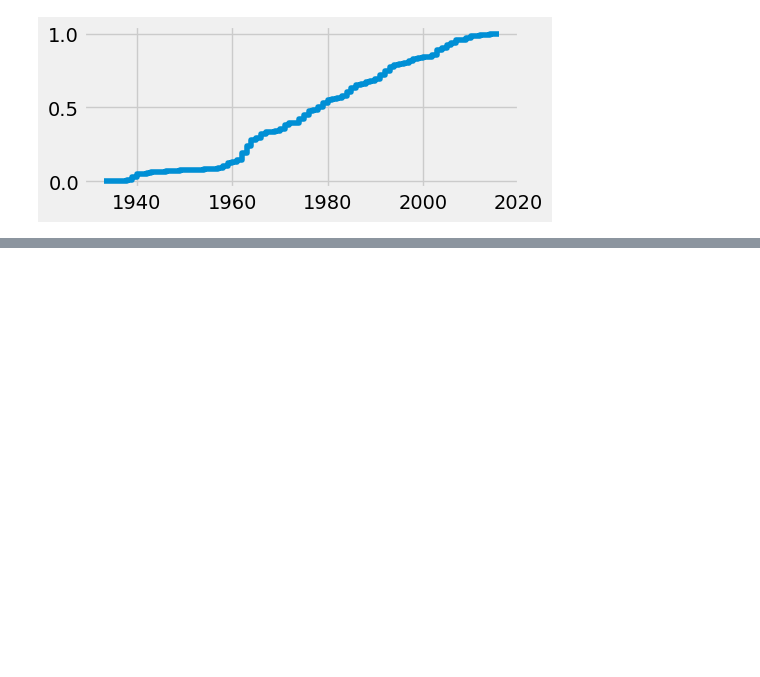
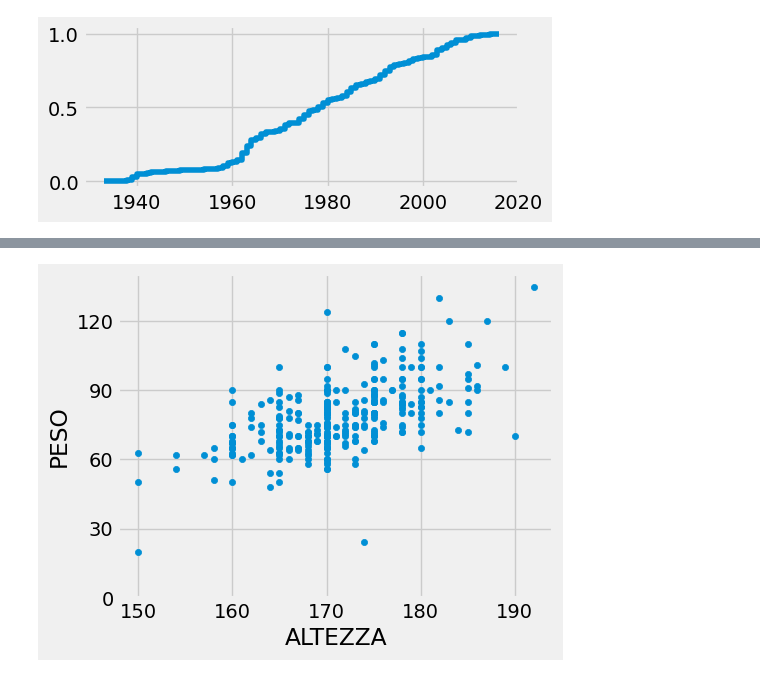
Before and after one commit to PippoZord/superhero-datascience, a Jupyter notebook: content/Esercitazioni/DatiFrequenze.ipynb, the cells around one changed output, grey strips where cells are left out. Cells and saved outputs as stored; diff of their text form; code cells hidden in the pictures; blank space fills up the shorter version.

```diff
--- a/content/Esercitazioni/DatiFrequenze.ipynb
+++ b/content/Esercitazioni/DatiFrequenze.ipynb
@@ -360,0 +524,12 @@ plt.show()
+# %%
+import pandas as pd
+import matplotlib.pyplot as plt
+import numpy as np
+
+%matplotlib inline
+
+plt.style.use('fivethirtyeight')
+plt.rc('figure', figsize=(5.0, 4.0))
+
+anagrafica = pd.read_csv(r"/home/pippozord/Scrivania/Statistica/2023/superhero-datascience/content/data/Anagrafica.csv", sep=" ", index_col=0)
+anagrafica.head(10)
@@ -360,0 +549,6 @@ plt.show()
+# %%
+anagrafica[anagrafica["SESSO"] == 2].plot.scatter("ALTEZZA", "PESO")
+plt.yticks(np.arange(0, 150, step=30))
+plt.show()
+# %% [output]
+[figure, added]
```
Also changed, not shown: parts of 24 cells of this notebook, 1 other file.
